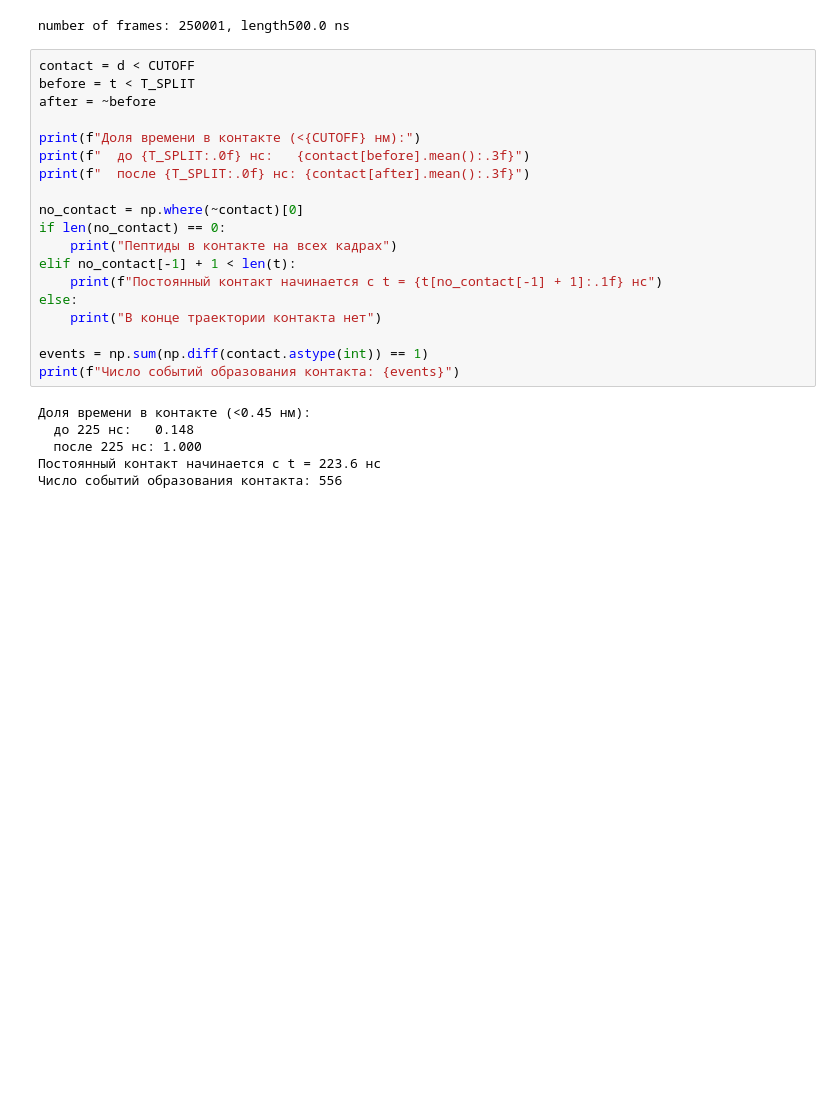
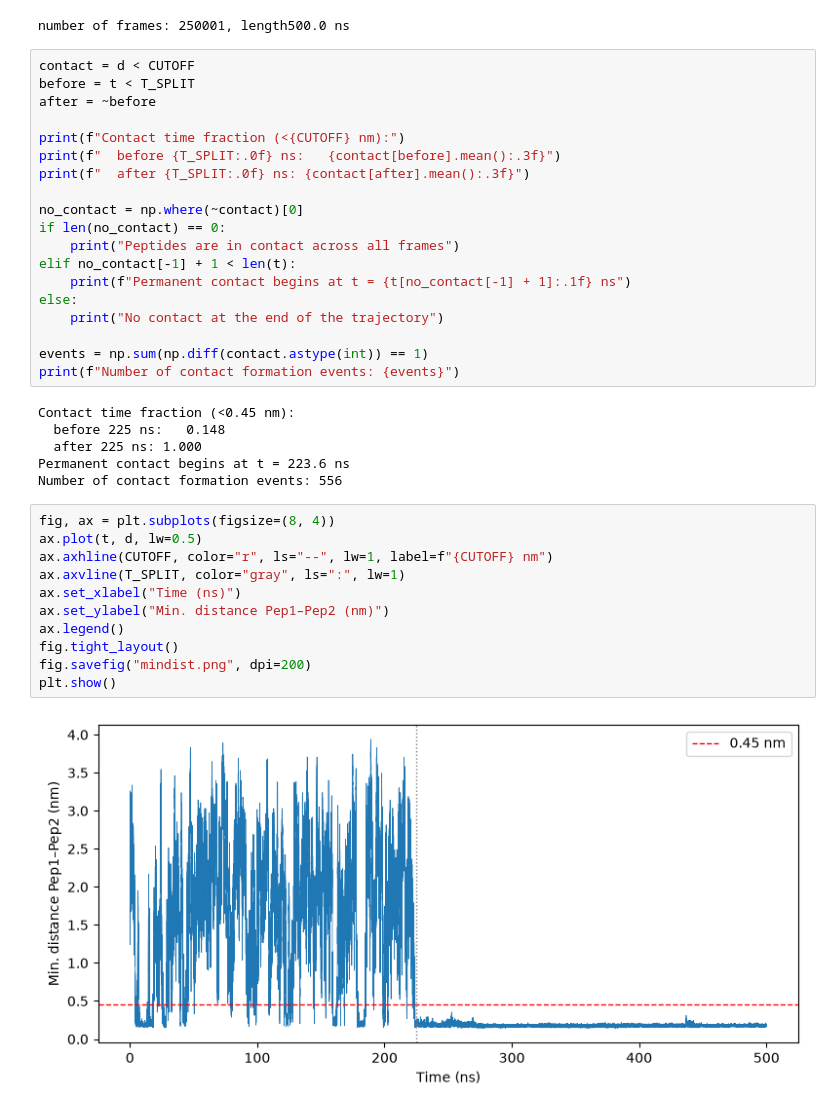
Before and after one commit to koshmanvladimir-NSU/peptide-trajectory-analysis, a Jupyter notebook: contact_stats.py.ipynb, the cells around one changed output. Drawn from its saved outputs; the diff is of its cells as text; blank space fills up the shorter version.

Commit message:
mindist

```diff
--- a/contact_stats.py.ipynb
+++ b/contact_stats.py.ipynb
@@ -17,23 +17,36 @@ contact = d < CUTOFF
 before = t < T_SPLIT
 after = ~before
 
-print(f"Доля времени в контакте (<{CUTOFF} нм):")
-print(f"  до {T_SPLIT:.0f} нс:   {contact[before].mean():.3f}")
-print(f"  после {T_SPLIT:.0f} нс: {contact[after].mean():.3f}")
+print(f"Contact time fraction (<{CUTOFF} nm):")
+print(f"  before {T_SPLIT:.0f} ns:   {contact[before].mean():.3f}")
+print(f"  after {T_SPLIT:.0f} ns: {contact[after].mean():.3f}")
 
 no_contact = np.where(~contact)[0]
 if len(no_contact) == 0:
-    print("Пептиды в контакте на всех кадрах")
+    print("Peptides are in contact across all frames")
 elif no_contact[-1] + 1 < len(t):
-    print(f"Постоянный контакт начинается с t = {t[no_contact[-1] + 1]:.1f} нс")
+    print(f"Permanent contact begins at t = {t[no_contact[-1] + 1]:.1f} ns")
 else:
-    print("В конце траектории контакта нет")
+    print("No contact at the end of the trajectory")
 
 events = np.sum(np.diff(contact.astype(int)) == 1)
-print(f"Число событий образования контакта: {events}")
+print(f"Number of contact formation events: {events}")
 # %% [output]
-Доля времени в контакте (<0.45 нм):
-  до 225 нс:   0.148
-  после 225 нс: 1.000
-Постоянный контакт начинается с t = 223.6 нс
-Число событий образования контакта: 556
+Contact time fraction (<0.45 nm):
+  before 225 ns:   0.148
+  after 225 ns: 1.000
+Permanent contact begins at t = 223.6 ns
+Number of contact formation events: 556
+# %%
+fig, ax = plt.subplots(figsize=(8, 4))
+ax.plot(t, d, lw=0.5)
+ax.axhline(CUTOFF, color="r", ls="--", lw=1, label=f"{CUTOFF} nm")
+ax.axvline(T_SPLIT, color="gray", ls=":", lw=1)
+ax.set_xlabel("Time (ns)")
+ax.set_ylabel("Min. distance Pep1–Pep2 (nm)")
+ax.legend()
+fig.tight_layout()
+fig.savefig("mindist.png", dpi=200)
+plt.show()
+# %% [output]
+[figure, added]
```
